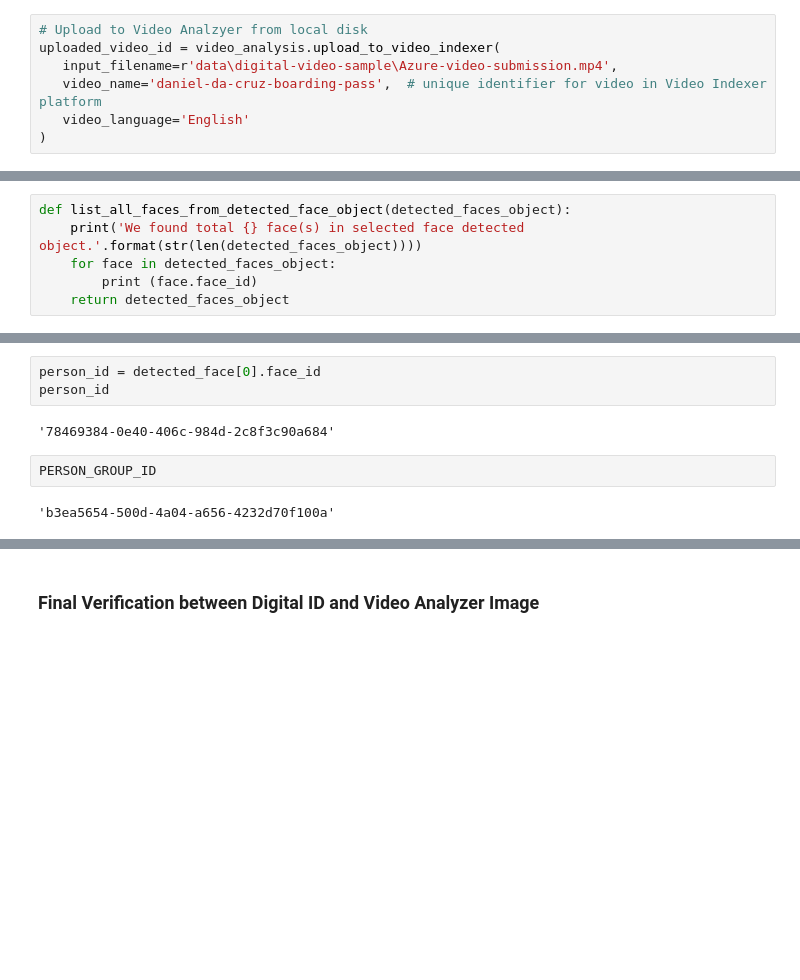
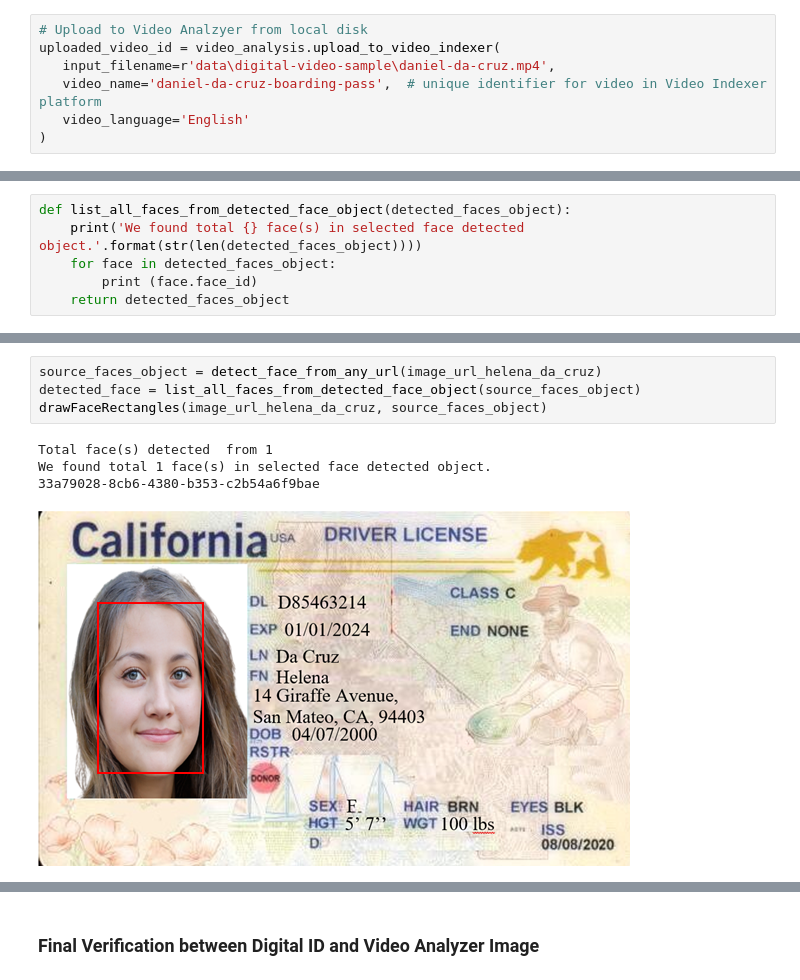
Before and after one commit to Danieldacruz7/Automated-Passenger-Boarding-Desk, a Jupyter notebook: video_analyzer.ipynb, the cells around one changed output, grey strips where cells are left out. Cells and saved outputs as stored; diff of their text form; blank space fills up the shorter version.

```diff
--- a/video_analyzer.ipynb
+++ b/video_analyzer.ipynb
@@ -50,7 +50,7 @@ video_analysis = VideoIndexer(
 # %%
 # Upload to Video Analzyer from local disk
 uploaded_video_id = video_analysis.upload_to_video_indexer(
-   input_filename=r'data\digital-video-sample\Azure-video-submission.mp4',
+   input_filename=r'data\digital-video-sample\daniel-da-cruz.mp4',
    video_name='daniel-da-cruz-boarding-pass',  # unique identifier for video in Video Indexer platform
    video_language='English'
 )
@@ -401,10 +394,10 @@ We found total 1 face(s) in selected face detected object.
 [figure]
-# %%
-person_id = detected_face[0].face_id
-person_id
-# %% [output]
-'78469384-0e40-406c-984d-2c8f3c90a684'
-# %%
-PERSON_GROUP_ID
-# %% [output]
-'b3ea5654-500d-4a04-a656-4232d70f100a'
+# %%
+source_faces_object = detect_face_from_any_url(image_url_helena_da_cruz)
+detected_face = list_all_faces_from_detected_face_object(source_faces_object)
+drawFaceRectangles(image_url_helena_da_cruz, source_faces_object)
+# %% [output]
+Total face(s) detected  from 1
+We found total 1 face(s) in selected face detected object.
+33a79028-8cb6-4380-b353-c2b54a6f9bae
+[figure, added]
```
Also changed, not shown: parts of 9 cells of this notebook.
